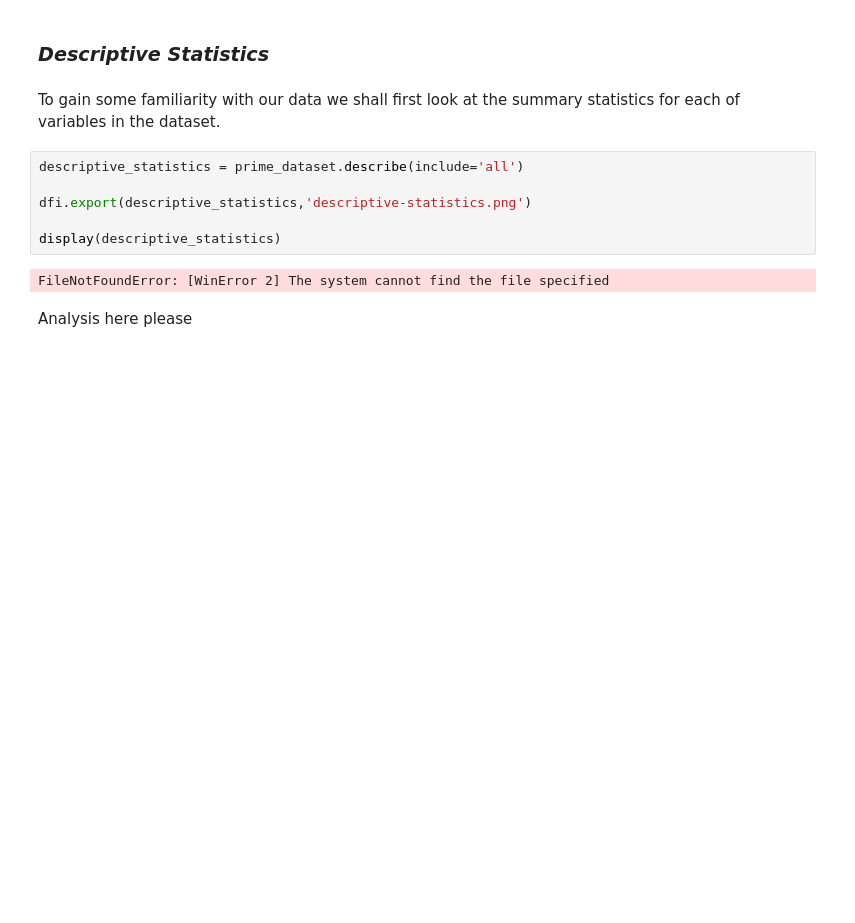
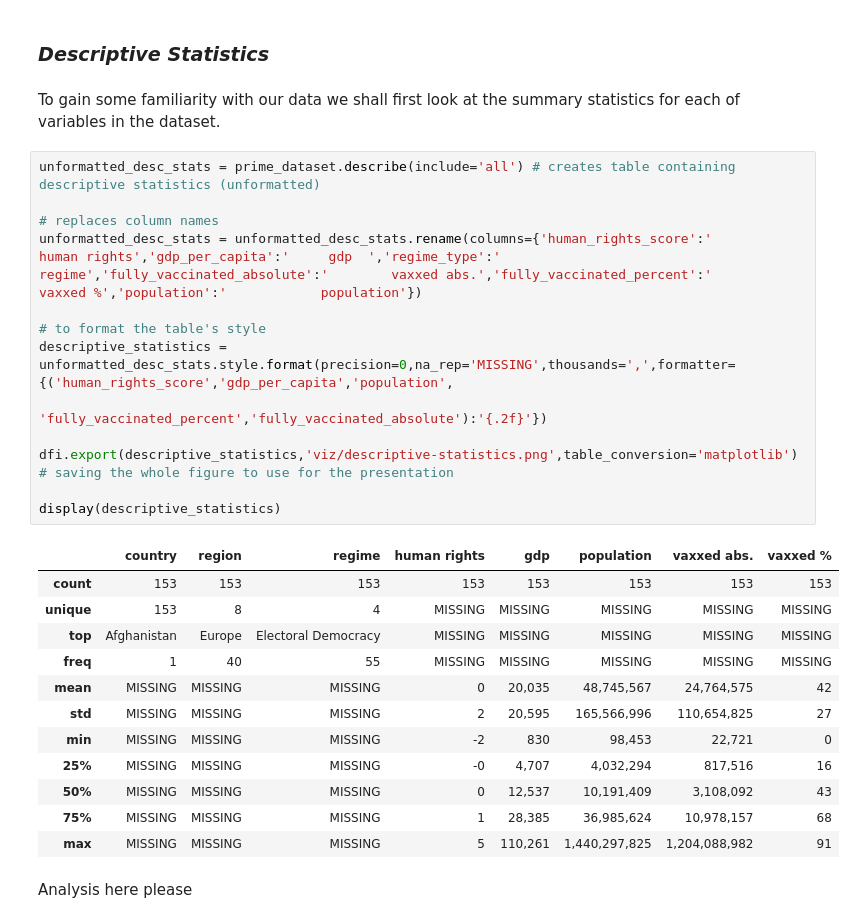
Before and after one commit to RuizLorenzoChavez/DATA100-Finals-COVID-Vaccination-Tracker, a Jupyter notebook: group1-data-storytelling.ipynb, the cells around one changed output. Saved outputs shown, nothing was run; the diff lists cells and outputs as text; blank space fills up the shorter version.

```diff
--- a/group1-data-storytelling.ipynb
+++ b/group1-data-storytelling.ipynb
@@ -913,14 +914,32 @@ regime_palette = {'Closed Autocracy':'red','Liberal Democracy':'green',
 ### *Descriptive Statistics*
 # %% [markdown]
 To gain some familiarity with our data we shall first look at the summary statistics for each of variables in the dataset.
-# %%
-descriptive_statistics = prime_dataset.describe(include='all')
-
-dfi.export(descriptive_statistics,'descriptive-statistics.png')
-
-display(descriptive_statistics)
-# %% [output]
-FileNotFoundError: [WinError 2] The system cannot find the file specified
+# %%
+unformatted_desc_stats = prime_dataset.describe(include='all') # creates table containing descriptive statistics (unformatted)
+
+# replaces column names
+unformatted_desc_stats = unformatted_desc_stats.rename(columns={'human_rights_score':'        human rights','gdp_per_capita':'     gdp  ','regime_type':'                            regime','fully_vaccinated_absolute':'        vaxxed abs.','fully_vaccinated_percent':'        vaxxed %','population':'            population'})
+
+# to format the table's style
+descriptive_statistics = unformatted_desc_stats.style.format(precision=0,na_rep='MISSING',thousands=',',formatter={('human_rights_score','gdp_per_capita','population',
+                                                                                                                    'fully_vaccinated_percent','fully_vaccinated_absolute'):'{.2f}'})
+
+dfi.export(descriptive_statistics,'viz/descriptive-statistics.png',table_conversion='matplotlib')  # saving the whole figure to use for the presentation
+
+display(descriptive_statistics)
+# %% [output]
+|  | country | region | regime | human rights | gdp | population | vaxxed abs. | vaxxed % |
+| count | 153 | 153 | 153 | 153 | 153 | 153 | 153 | 153 |
+| unique | 153 | 8 | 4 | MISSING | MISSING | MISSING | MISSING | MISSING |
+| top | Afghanistan | Europe | Electoral Democracy | MISSING | MISSING | MISSING | MISSING | MISSING |
+| freq | 1 | 40 | 55 | MISSING | MISSING | MISSING | MISSING | MISSING |
+| mean | MISSING | MISSING | MISSING | 0 | 20,035 | 48,745,567 | 24,764,575 | 42 |
+| std | MISSING | MISSING | MISSING | 2 | 20,595 | 165,566,996 | 110,654,825 | 27 |
+| min | MISSING | MISSING | MISSING | -2 | 830 | 98,453 | 22,721 | 0 |
+| 25% | MISSING | MISSING | MISSING | -0 | 4,707 | 4,032,294 | 817,516 | 16 |
+| 50% | MISSING | MISSING | MISSING | 0 | 12,537 | 10,191,409 | 3,108,092 | 43 |
+| 75% | MISSING | MISSING | MISSING | 1 | 28,385 | 36,985,624 | 10,978,157 | 68 |
+| max | MISSING | MISSING | MISSING | 5 | 110,261 | 1,440,297,825 | 1,204,088,982 | 91 |
 # %% [markdown]
 Analysis here please
 # %% [markdown]
```
Also changed, not shown: parts of 1 cell of this notebook, 1 other file.
